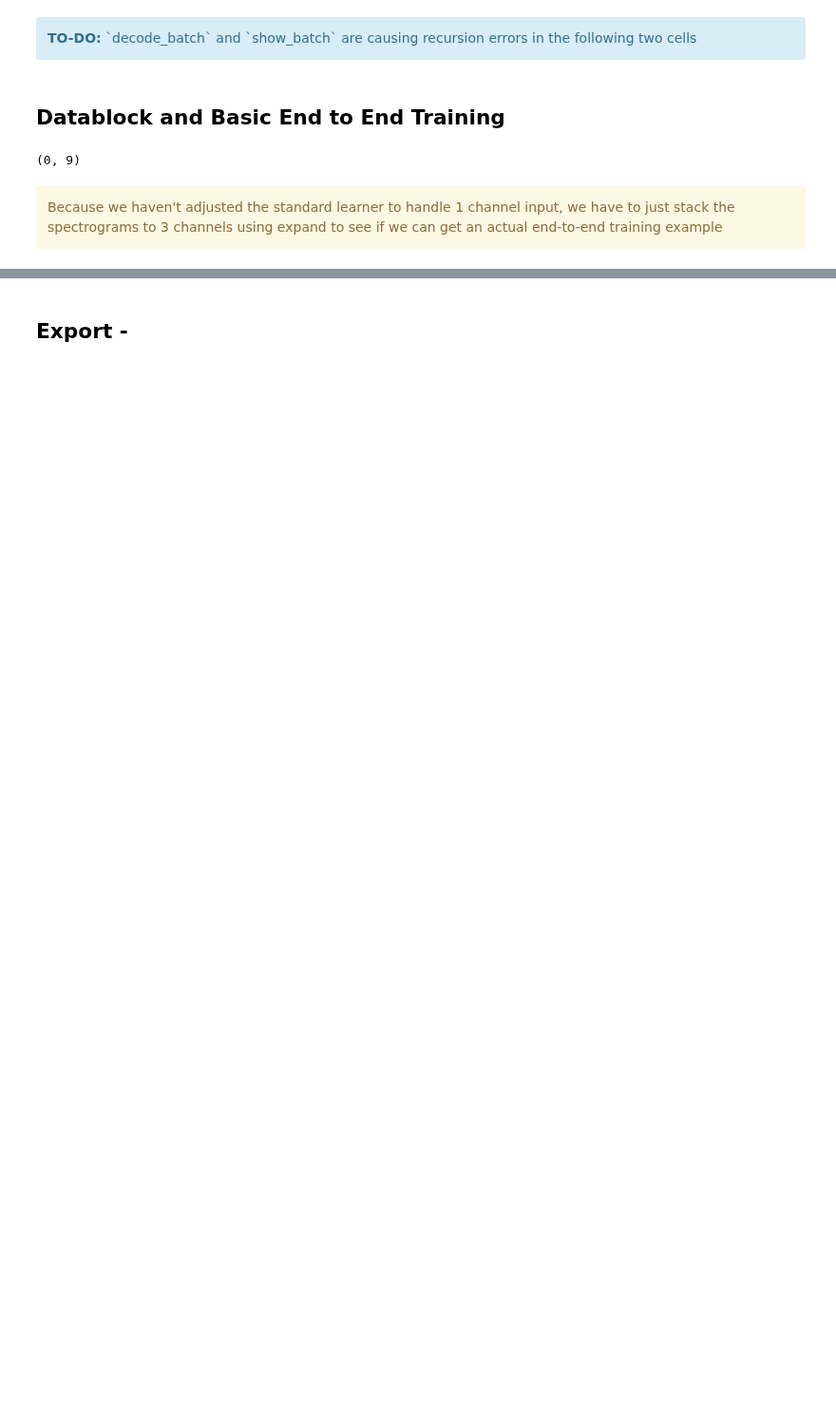
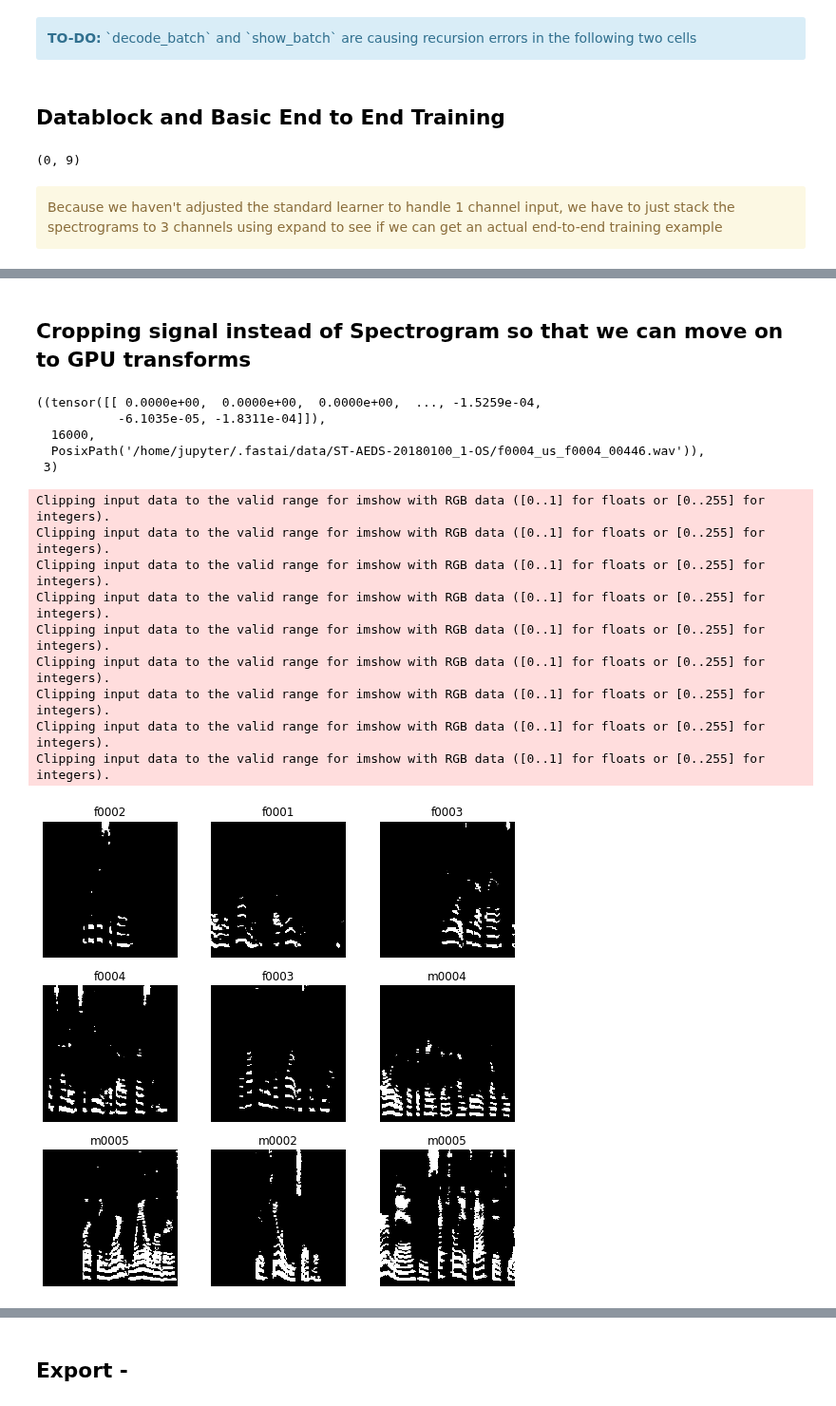
Before and after one commit to fastaudio/fastai2_audio, a Jupyter notebook: dev/72_audio_tutorial.ipynb, the cells around one changed output, grey strips where cells are left out. Shown at 95% size. Cells and saved outputs as stored; diff of their text form; code cells hidden in the pictures; blank space fills up the shorter version.

```diff
--- a/dev/72_audio_tutorial.ipynb
+++ b/dev/72_audio_tutorial.ipynb
@@ -152,0 +167,2 @@ Clipping input data to the valid range for imshow with RGB data ([0..1] for floa
+# %% [markdown]
+## Cropping signal instead of Spectrogram so that we can move on to GPU transforms
@@ -152,0 +174,26 @@ Clipping input data to the valid range for imshow with RGB data ([0..1] for floa
+# %%
+auds.datasource(p)[0]
+# %% [output]
+((tensor([[ 0.0000e+00,  0.0000e+00,  0.0000e+00,  ..., -1.5259e-04,
+           -6.1035e-05, -1.8311e-04]]),
+  16000,
+  PosixPath('/home/jupyter/.fastai/data/ST-AEDS-20180100_1-OS/f0004_us_f0004_00446.wav')),
+ 3)
+# %%
+p = Path('/home/jupyter/.fastai/data/ST-AEDS-20180100_1-OS')
+cropsig_2000ms = CropSignal(2000)
+ds_tfms = Pipeline([cropsig_2000ms, a2s, Stack3Channels()], as_item=True)
+dl_tfms = Pipeline([], as_item=True)
+dbunch_cropsig = auds.databunch(p, ds_tfms=ds_tfms, dl_tfms=dl_tfms, bs=64)
+dbunch_cropsig.show_batch(max_n=9)
+# %% [output]
+Clipping input data to the valid range for imshow with RGB data ([0..1] for floats or [0..255] for integers).
+Clipping input data to the valid range for imshow with RGB data ([0..1] for floats or [0..255] for integers).
+Clipping input data to the valid range for imshow with RGB data ([0..1] for floats or [0..255] for integers).
+Clipping input data to the valid range for imshow with RGB data ([0..1] for floats or [0..255] for integers).
+Clipping input data to the valid range for imshow with RGB data ([0..1] for floats or [0..255] for integers).
+Clipping input data to the valid range for imshow with RGB data ([0..1] for floats or [0..255] for integers).
+Clipping input data to the valid range for imshow with RGB data ([0..1] for floats or [0..255] for integers).
+Clipping input data to the valid range for imshow with RGB data ([0..1] for floats or [0..255] for integers).
+Clipping input data to the valid range for imshow with RGB data ([0..1] for floats or [0..255] for integers).
+[figure, added]
```
Also changed, not shown: parts of 26 cells of this notebook, 1 other file.
